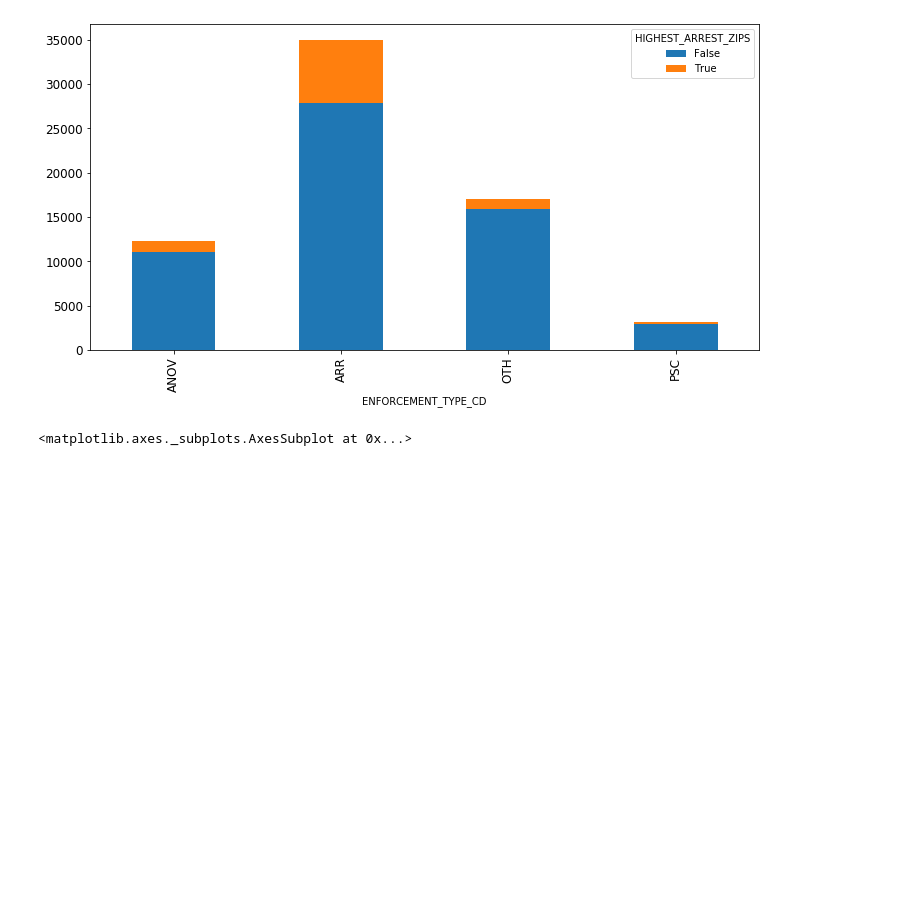
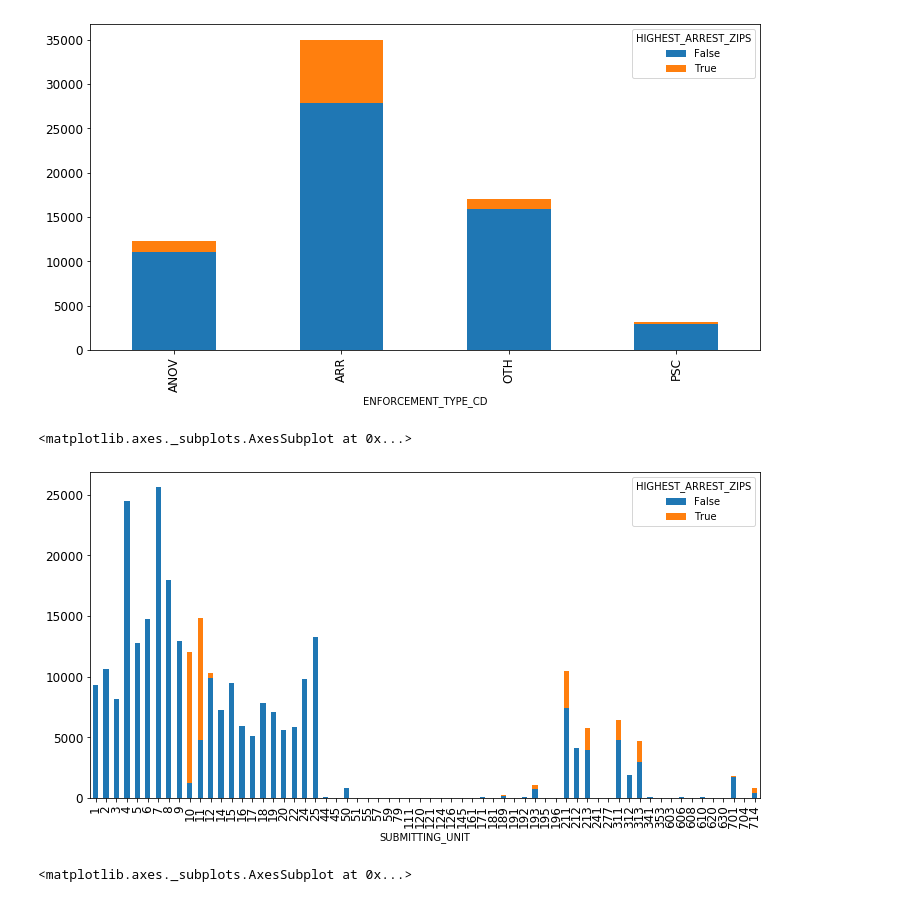
Before and after one commit to lambertmk/Capstone-Project, a Jupyter notebook: ML Model 1.ipynb, the cells around one changed output. Saved outputs shown, nothing was run; the diff lists cells and outputs as text; code cells hidden in the pictures; blank space fills up the shorter version.

```diff
--- a/ML Model 1.ipynb
+++ b/ML Model 1.ipynb
@@ -547,4 +543,4 @@ highest_zip_data.head()
 # %%
 # add arrest? column
 
-highest_zip_data['ARREST_BINARY'] = np.where(highest_zip_data['ENFORCEMENT_TYPE_CD'] == 'ARR', 1, 0)
+df_clean['ARREST_BINARY'] = np.where(df_clean['ENFORCEMENT_TYPE_CD'] == 'ARR', 1, 0)
@@ -570,6 +571,11 @@ df_clean.groupby(["ENFORCEMENT_TYPE_CD", "HIGHEST_ARREST_ZIPS"]).size().unstack(
 # %% [output]
 <matplotlib.axes._subplots.AxesSubplot at 0x...>
 [figure]
+# %%
+df_clean.groupby(["SUBMITTING_UNIT", "HIGHEST_ARREST_ZIPS"]).size().unstack().plot(kind='bar', stacked=True, figsize=(12,6),fontsize=12)
+# %% [output]
+<matplotlib.axes._subplots.AxesSubplot at 0x...>
+[figure, added]
 # %%
 df_clean.groupby(["CONTACT_HOUR","HIGHEST_ARREST_ZIPS"]).size().unstack().plot(kind='bar', stacked=True, figsize=(12,6),fontsize=12)
 # %% [output]
```
Also changed, not shown: parts of 43 cells of this notebook.
